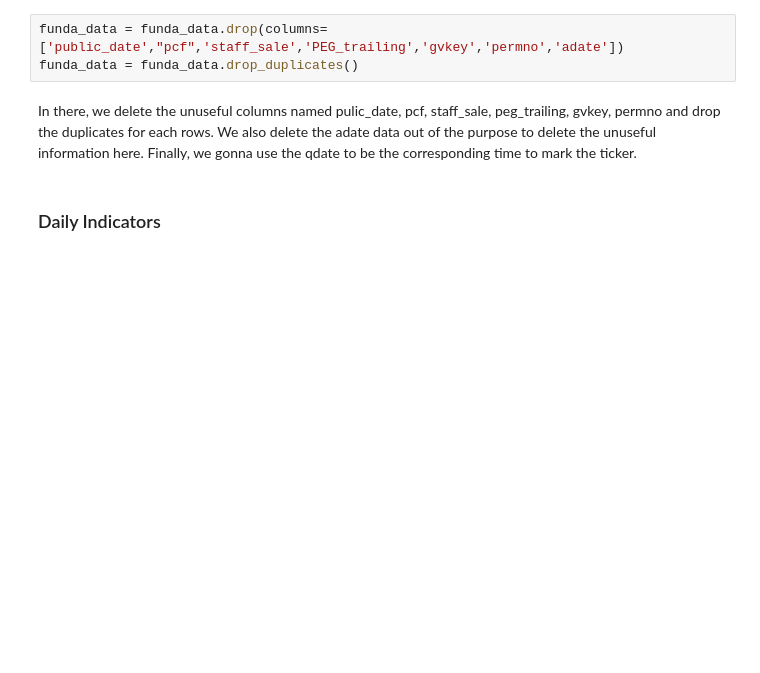
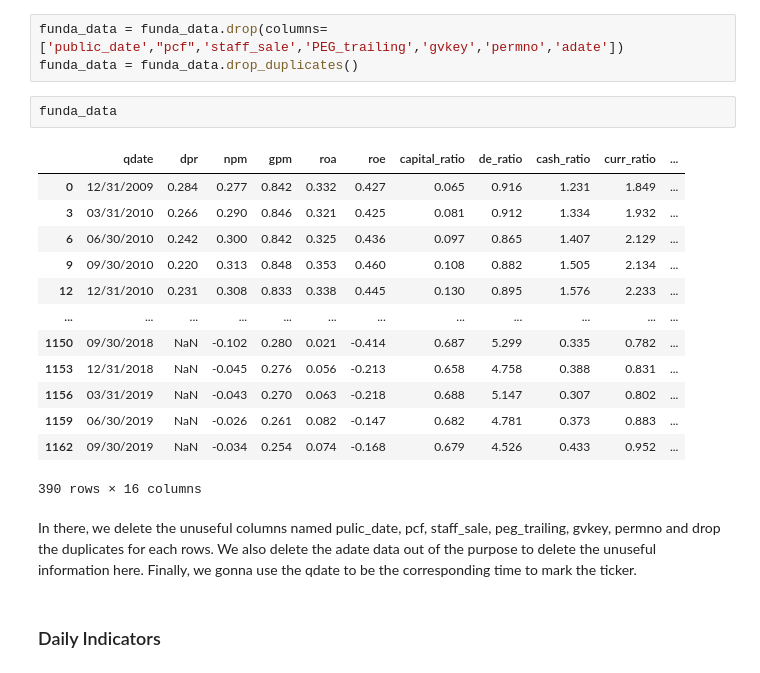
Before and after one commit to ElinorCheng/STA561, a Jupyter notebook: predictors/predictor_prep.ipynb, the cells around one changed output. Saved outputs shown, nothing was run; the diff lists cells and outputs as text; blank space fills up the shorter version.

```diff
--- a/predictors/predictor_prep.ipynb
+++ b/predictors/predictor_prep.ipynb
@@ -9,6 +16,22 @@ funda_data.columns
 # %%
 funda_data = funda_data.drop(columns=['public_date',"pcf",'staff_sale','PEG_trailing','gvkey','permno','adate'])
 funda_data = funda_data.drop_duplicates()
+# %%
+funda_data
+# %% [output]
+|  | qdate | dpr | npm | gpm | roa | roe | capital_ratio | de_ratio | cash_ratio | curr_ratio | ... |
+| 0 | 12/31/2009 | 0.284 | 0.277 | 0.842 | 0.332 | 0.427 | 0.065 | 0.916 | 1.231 | 1.849 | ... |
+| 3 | 03/31/2010 | 0.266 | 0.290 | 0.846 | 0.321 | 0.425 | 0.081 | 0.912 | 1.334 | 1.932 | ... |
+| 6 | 06/30/2010 | 0.242 | 0.300 | 0.842 | 0.325 | 0.436 | 0.097 | 0.865 | 1.407 | 2.129 | ... |
+| 9 | 09/30/2010 | 0.220 | 0.313 | 0.848 | 0.353 | 0.460 | 0.108 | 0.882 | 1.505 | 2.134 | ... |
+| 12 | 12/31/2010 | 0.231 | 0.308 | 0.833 | 0.338 | 0.445 | 0.130 | 0.895 | 1.576 | 2.233 | ... |
+| ... | ... | ... | ... | ... | ... | ... | ... | ... | ... | ... | ... |
+| 1150 | 09/30/2018 | NaN | -0.102 | 0.280 | 0.021 | -0.414 | 0.687 | 5.299 | 0.335 | 0.782 | ... |
+| 1153 | 12/31/2018 | NaN | -0.045 | 0.276 | 0.056 | -0.213 | 0.658 | 4.758 | 0.388 | 0.831 | ... |
+| 1156 | 03/31/2019 | NaN | -0.043 | 0.270 | 0.063 | -0.218 | 0.688 | 5.147 | 0.307 | 0.802 | ... |
+| 1159 | 06/30/2019 | NaN | -0.026 | 0.261 | 0.082 | -0.147 | 0.682 | 4.781 | 0.373 | 0.883 | ... |
+| 1162 | 09/30/2019 | NaN | -0.034 | 0.254 | 0.074 | -0.168 | 0.679 | 4.526 | 0.433 | 0.952 | ... |
+390 rows × 16 columns
 # %% [markdown]
 In there, we delete the unuseful columns named pulic_date, pcf, staff_sale, peg_trailing, gvkey, permno and drop the duplicates for each rows. We also delete the adate data out of the purpose to delete the unuseful information here. Finally, we gonna use the qdate to be the corresponding time to mark the ticker.
 # %% [markdown]
```
Also changed, not shown: parts of 8 cells of this notebook.
